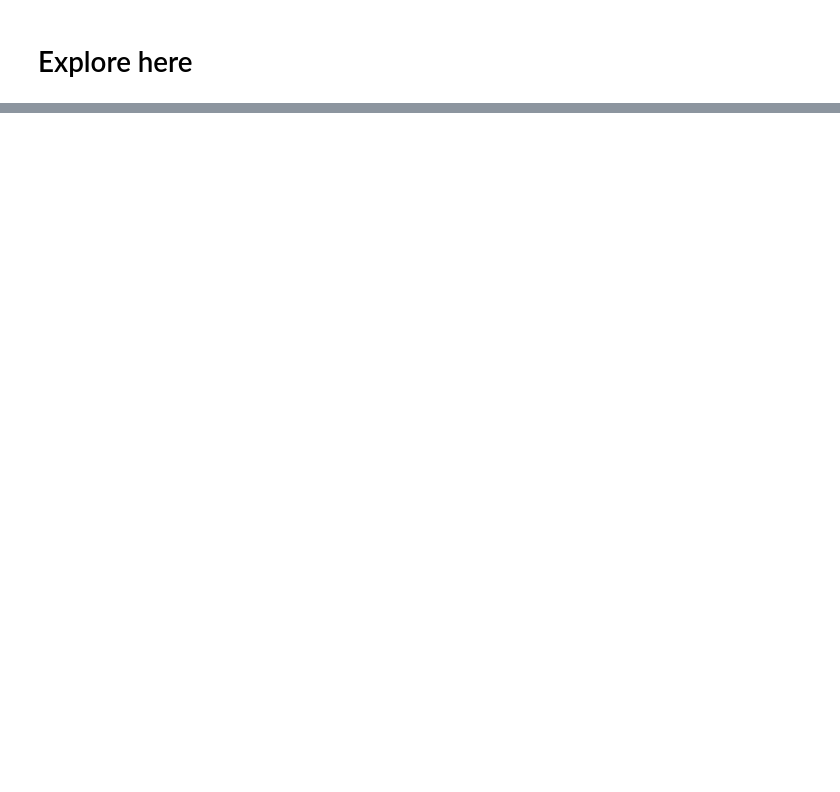
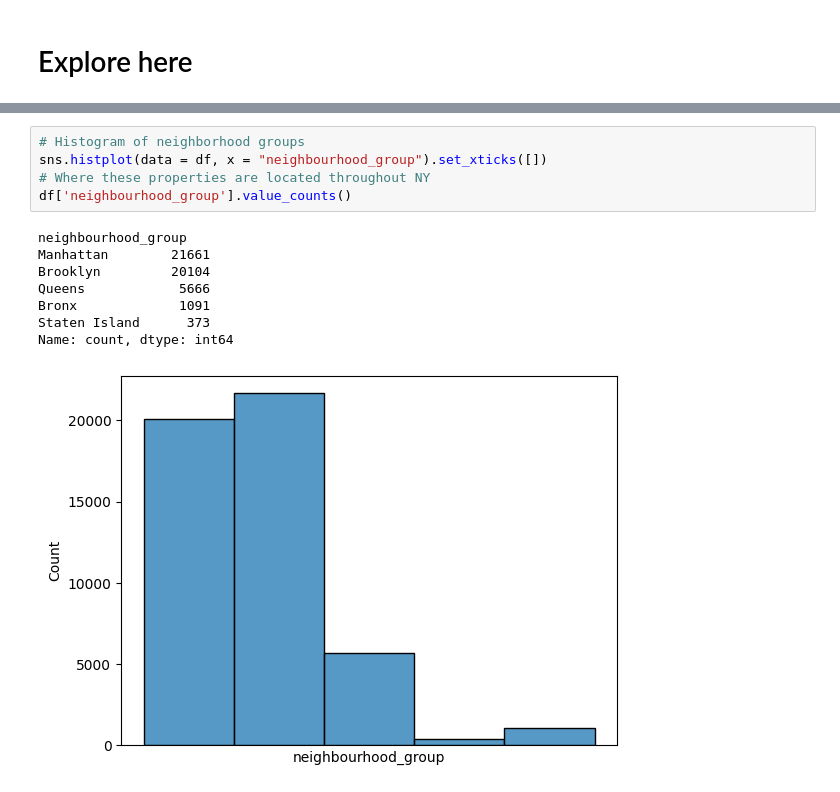
Before and after one commit to 4GeeksAcademy/Kransky85_machine-learning-python-template, a Jupyter notebook: src/explore.ipynb, the cells around one changed output, grey strips where cells are left out. Cells and saved outputs as stored; diff of their text form; blank space fills up the shorter version.

```diff
--- a/src/explore.ipynb
+++ b/src/explore.ipynb
@@ -48,0 +197,14 @@ NOTE: Solution: https://github.com/4GeeksAcademy/data-preprocessing-project-tuto
+# %%
+# Histogram of neighborhood groups
+sns.histplot(data = df, x = "neighbourhood_group").set_xticks([])
+# Where these properties are located throughout NY
+df['neighbourhood_group'].value_counts()
+# %% [output]
+neighbourhood_group
+Manhattan        21661
+Brooklyn         20104
+Queens            5666
+Bronx             1091
+Staten Island      373
+Name: count, dtype: int64
+[figure, added]
```
Also changed, not shown: parts of 15 cells of this notebook.
